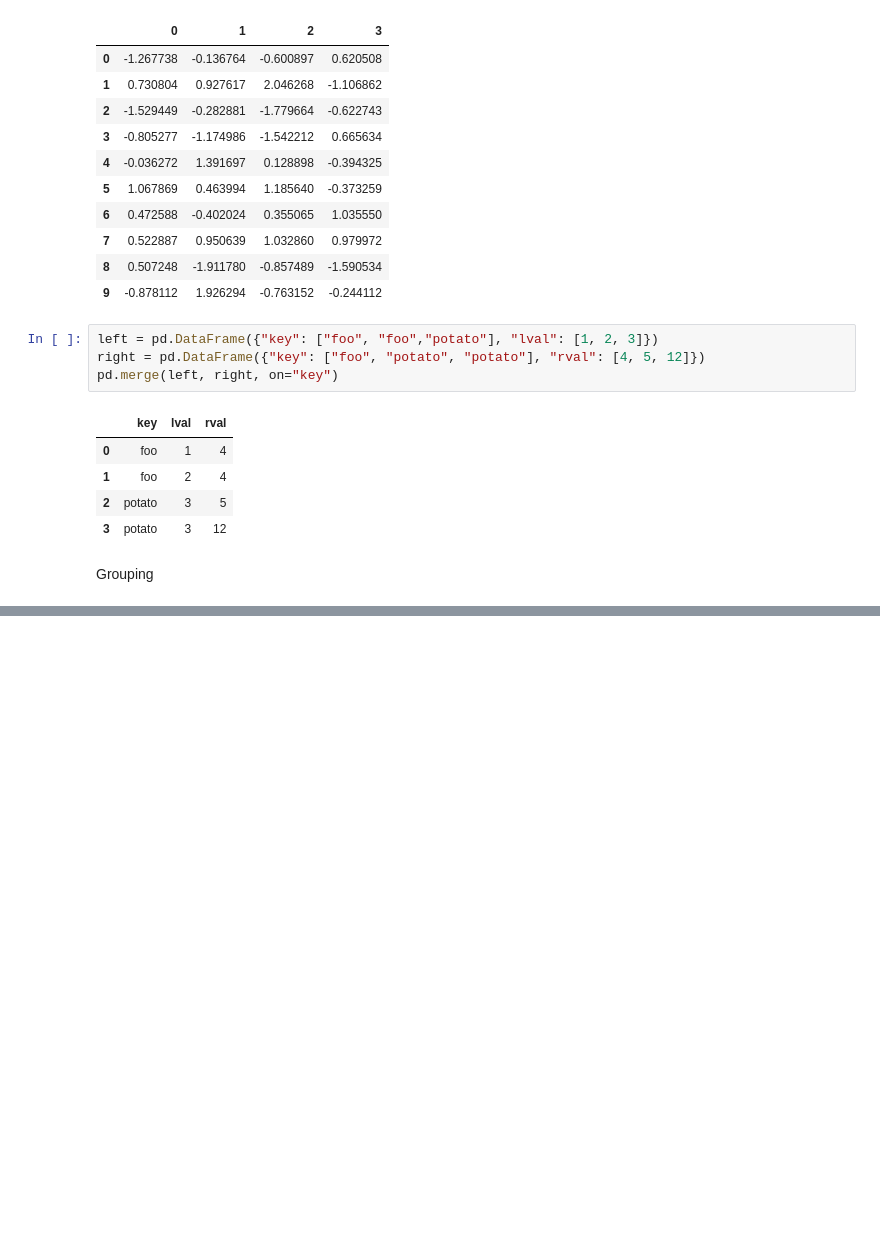
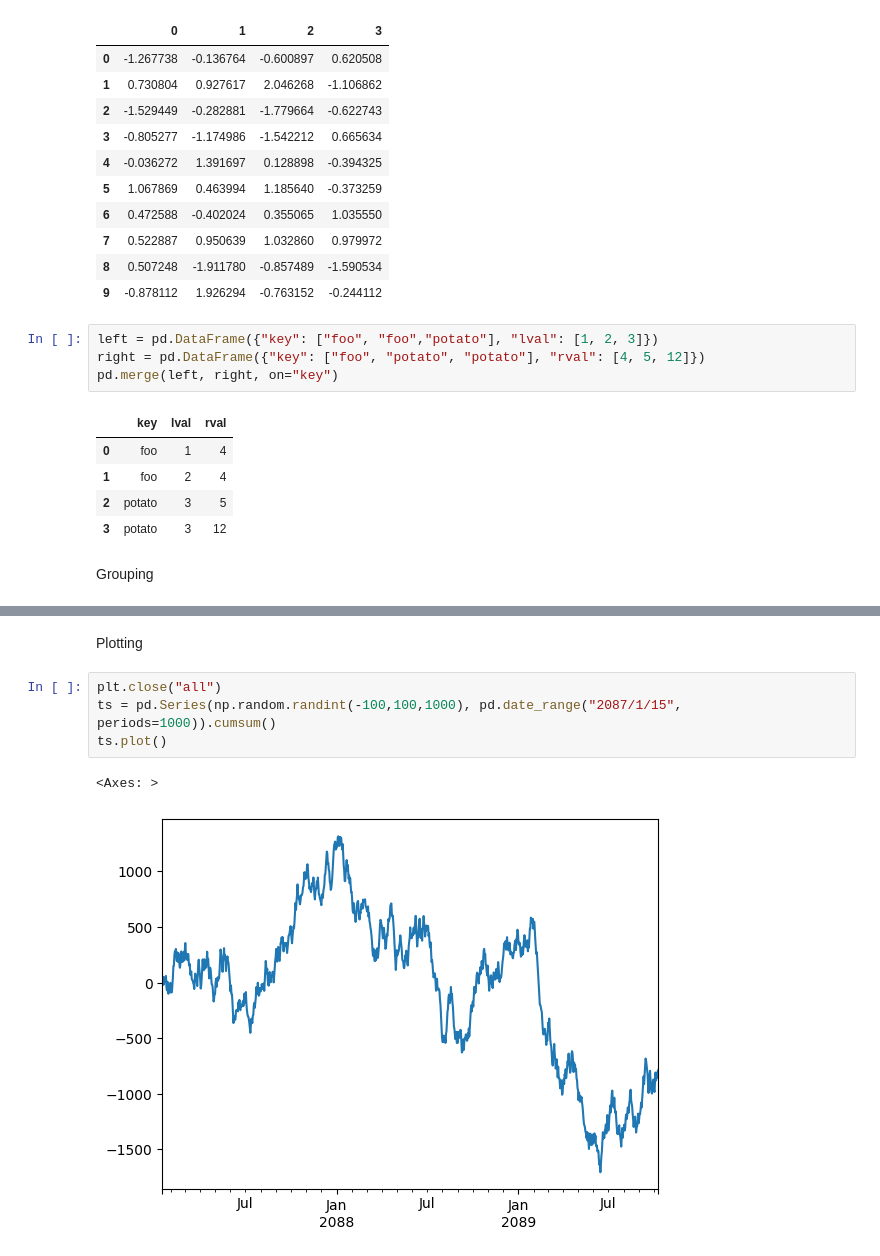
Before and after one commit to Bardia-Mostaghim/learning_pandas_basics, a Jupyter notebook: HowWasThisSupposedToTakeTenMinutes.ipynb, the cells around one changed output, grey strips where cells are left out. Drawn from its saved outputs; the diff is of its cells as text; blank space fills up the shorter version.

```diff
--- a/HowWasThisSupposedToTakeTenMinutes.ipynb
+++ b/HowWasThisSupposedToTakeTenMinutes.ipynb
@@ -508,0 +696,9 @@ df.groupby(["A","B"]).sum()
+# %% [markdown]
+Plotting
+# %%
+plt.close("all")
+ts = pd.Series(np.random.randint(-100,100,1000), pd.date_range("2087/1/15", periods=1000)).cumsum()
+ts.plot()
+# %% [output]
+<Axes: >
+[figure, added]
```
Also changed, not shown: parts of 25 cells of this notebook.
